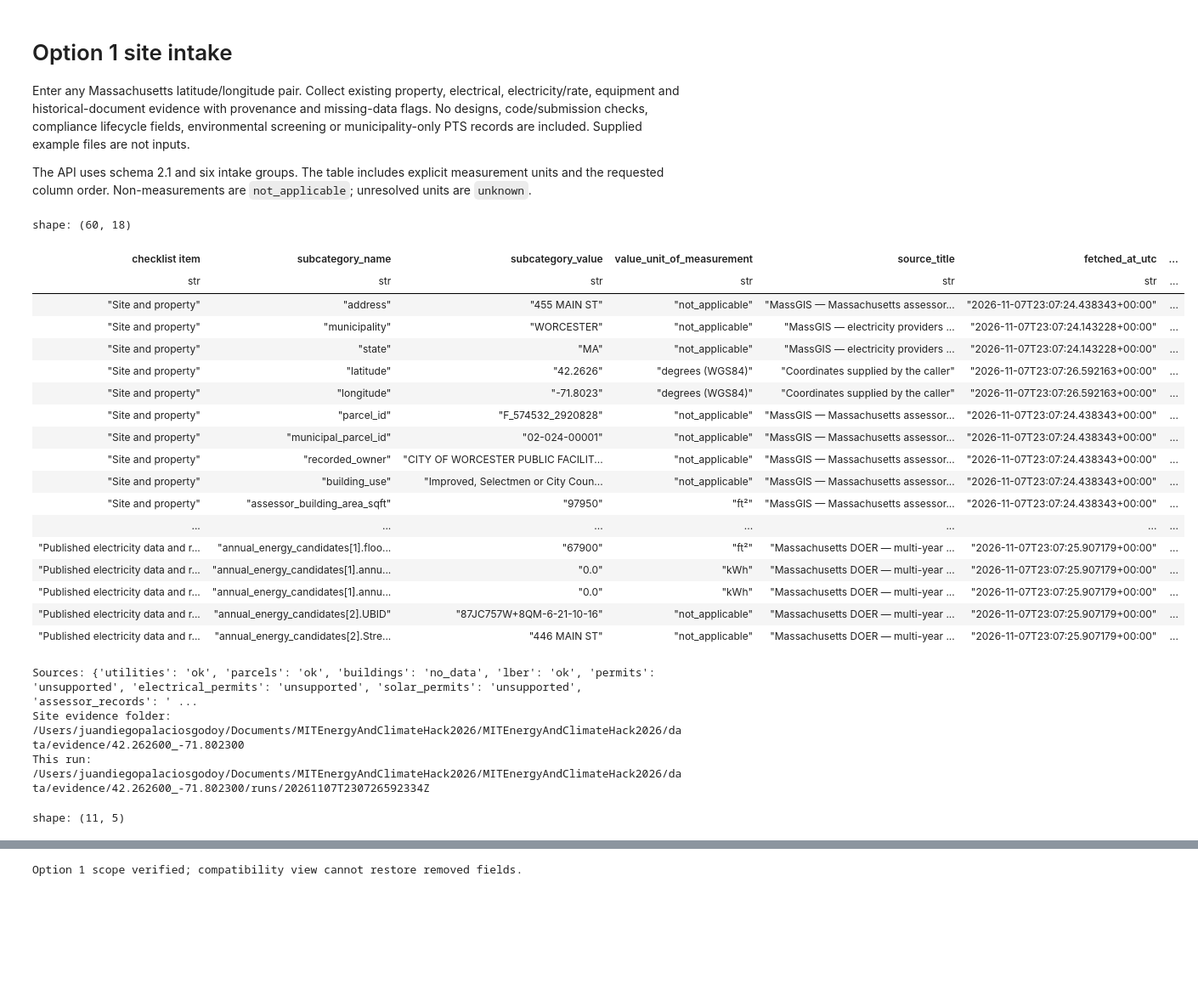
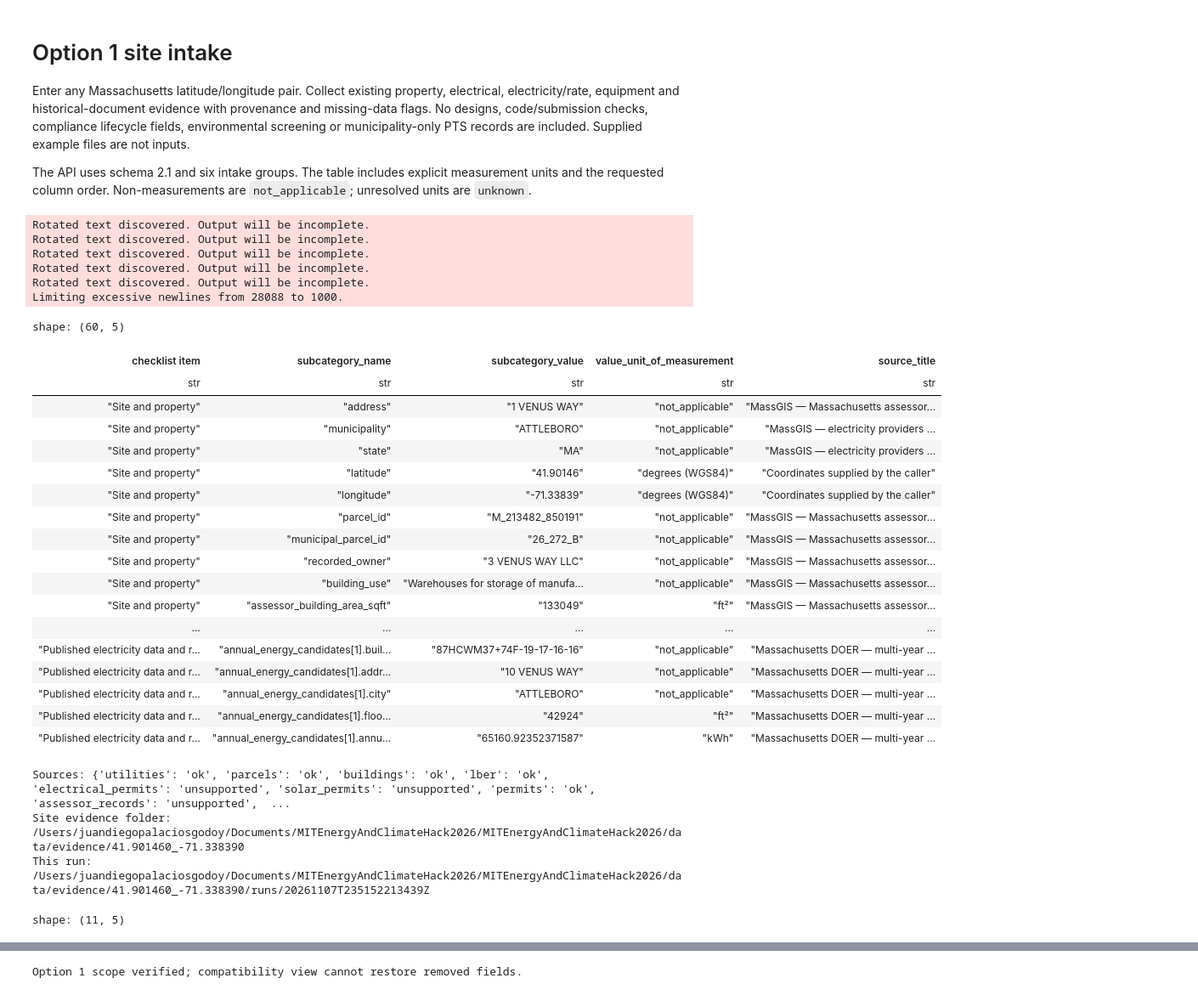
Before and after one commit to JuanPalaciosGodoy/MITEnergyAndClimateHack2026, a Jupyter notebook: site_checklist.ipynb, the cells around one changed output, grey strips where cells are left out. Shown at 85% size. Drawn from its saved outputs; the diff is of its cells as text; code cells hidden in the pictures; blank space fills up the shorter version.

```diff
--- a/site_checklist.ipynb
+++ b/site_checklist.ipynb
@@ -7,46 +7,53 @@ The API uses schema 2.1 and six intake groups. The table includes explicit measu
 # %%
 import json
 from pathlib import Path
 
 import polars as pl
 from IPython.display import FileLink, Image, display
 from API import lookup_site, checklist_table
 
-LATITUDE, LONGITUDE = 42.2626, -71.8023
+# Editable example: the coordinates in your latest CSV.
+LATITUDE, LONGITUDE = 41.90146, -71.33839
 
 site = lookup_site(LATITUDE, LONGITUDE)
 table = checklist_table(site)
 with pl.Config(tbl_rows=60, tbl_cols=-1, fmt_str_lengths=80):
-    display(table.head(60))
+    display(table.select("checklist item", "subcategory_name", "subcategory_value", "value_unit_of_measurement", "source_title").head(60))
 print("Sources:", {name: result["status"] for name, result in site["sources"].items()})
 print("Site evidence folder:", site["evidence"]["site_directory"])
 print("This run:", site["evidence"]["directory"])
 
 display(pl.from_dicts(site["public_coverage"]).select("source", "status", "records", "truncated", "detail"))
 # %% [output]
-shape: (60, 18)
+Rotated text discovered. Output will be incomplete.
+Rotated text discovered. Output will be incomplete.
+Rotated text discovered. Output will be incomplete.
+Rotated text discovered. Output will be incomplete.
+Rotated text discovered. Output will be incomplete.
+Limiting excessive newlines from 28088 to 1000.
+shape: (60, 5)
-| checklist item | subcategory_name | subcategory_value | value_unit_of_measurement | source_title | fetched_at_utc | ... |
-| str | str | str | str | str | str | ... |
-| "Site and property" | "address" | "455 MAIN ST" | "not_applicable" | "MassGIS — Massachusetts assessor... | "2026-11-07T23:07:24.438343+00:00" | ... |
-| "Site and property" | "municipality" | "WORCESTER" | "not_applicable" | "MassGIS — electricity providers ... | "2026-11-07T23:07:24.143228+00:00" | ... |
-| "Site and property" | "state" | "MA" | "not_applicable" | "MassGIS — electricity providers ... | "2026-11-07T23:07:24.143228+00:00" | ... |
-| "Site and property" | "latitude" | "42.2626" | "degrees (WGS84)" | "Coordinates supplied by the caller" | "2026-11-07T23:07:26.592163+00:00" | ... |
-| "Site and property" | "longitude" | "-71.8023" | "degrees (WGS84)" | "Coordinates supplied by the caller" | "2026-11-07T23:07:26.592163+00:00" | ... |
-| "Site and property" | "parcel_id" | "F_574532_2920828" | "not_applicable" | "MassGIS — Massachusetts assessor... | "2026-11-07T23:07:24.438343+00:00" | ... |
-| "Site and property" | "municipal_parcel_id" | "02-024-00001" | "not_applicable" | "MassGIS — Massachusetts assessor... | "2026-11-07T23:07:24.438343+00:00" | ... |
-| "Site and property" | "recorded_owner" | "CITY OF WORCESTER PUBLIC FACILIT... | "not_applicable" | "MassGIS — Massachusetts assessor... | "2026-11-07T23:07:24.438343+00:00" | ... |
-| "Site and property" | "building_use" | "Improved, Selectmen or City Coun... | "not_applicable" | "MassGIS — Massachusetts assessor... | "2026-11-07T23:07:24.438343+00:00" | ... |
-| "Site and property" | "assessor_building_area_sqft" | "97950" | "ft²" | "MassGIS — Massachusetts assessor... | "2026-11-07T23:07:24.438343+00:00" | ... |
-| ... | ... | ... | ... | ... | ... | ... |
-| "Published electricity data and r... | "annual_energy_candidates[1].floo... | "67900" | "ft²" | "Massachusetts DOER — multi-year ... | "2026-11-07T23:07:25.907179+00:00" | ... |
-| "Published electricity data and r... | "annual_energy_candidates[1].annu... | "0.0" | "kWh" | "Massachusetts DOER — multi-year ... | "2026-11-07T23:07:25.907179+00:00" | ... |
-| "Published electricity data and r... | "annual_energy_candidates[1].annu... | "0.0" | "kWh" | "Massachusetts DOER — multi-year ... | "2026-11-07T23:07:25.907179+00:00" | ... |
-| "Published electricity data and r... | "annual_energy_candidates[2].UBID" | "87JC757W+8QM-6-21-10-16" | "not_applicable" | "Massachusetts DOER — multi-year ... | "2026-11-07T23:07:25.907179+00:00" | ... |
-| "Published electricity data and r... | "annual_energy_candidates[2].Stre... | "446 MAIN ST" | "not_applicable" | "Massachusetts DOER — multi-year ... | "2026-11-07T23:07:25.907179+00:00" | ... |
+| checklist item | subcategory_name | subcategory_value | value_unit_of_measurement | source_title |
+| str | str | str | str | str |
+| "Site and property" | "address" | "1 VENUS WAY" | "not_applicable" | "MassGIS — Massachusetts assessor... |
+| "Site and property" | "municipality" | "ATTLEBORO" | "not_applicable" | "MassGIS — electricity providers ... |
+| "Site and property" | "state" | "MA" | "not_applicable" | "MassGIS — electricity providers ... |
+| "Site and property" | "latitude" | "41.90146" | "degrees (WGS84)" | "Coordinates supplied by the caller" |
+| "Site and property" | "longitude" | "-71.33839" | "degrees (WGS84)" | "Coordinates supplied by the caller" |
+| "Site and property" | "parcel_id" | "M_213482_850191" | "not_applicable" | "MassGIS — Massachusetts assessor... |
+| "Site and property" | "municipal_parcel_id" | "26_272_B" | "not_applicable" | "MassGIS — Massachusetts assessor... |
+| "Site and property" | "recorded_owner" | "3 VENUS WAY LLC" | "not_applicable" | "MassGIS — Massachusetts assessor... |
+| "Site and property" | "building_use" | "Warehouses for storage of manufa... | "not_applicable" | "MassGIS — Massachusetts assessor... |
+| "Site and property" | "assessor_building_area_sqft" | "133049" | "ft²" | "MassGIS — Massachusetts assessor... |
+| ... | ... | ... | ... | ... |
+| "Published electricity data and r... | "annual_energy_candidates[1].buil... | "87HCWM37+74F-19-17-16-16" | "not_applicable" | "Massachusetts DOER — multi-year ... |
+| "Published electricity data and r... | "annual_energy_candidates[1].addr... | "10 VENUS WAY" | "not_applicable" | "Massachusetts DOER — multi-year ... |
+| "Published electricity data and r... | "annual_energy_candidates[1].city" | "ATTLEBORO" | "not_applicable" | "Massachusetts DOER — multi-year ... |
+| "Published electricity data and r... | "annual_energy_candidates[1].floo... | "42924" | "ft²" | "Massachusetts DOER — multi-year ... |
+| "Published electricity data and r... | "annual_energy_candidates[1].annu... | "65160.92352371587" | "kWh" | "Massachusetts DOER — multi-year ... |
-Sources: {'utilities': 'ok', 'parcels': 'ok', 'buildings': 'no_data', 'lber': 'ok', 'permits': 'unsupported', 'electrical_permits': 'unsupported', 'solar_permits': 'unsupported', 'assessor_records': ' ...
-Site evidence folder: /Users/juandiegopalaciosgodoy/Documents/MITEnergyAndClimateHack2026/MITEnergyAndClimateHack2026/data/evidence/42.262600_-71.802300
-This run: /Users/juandiegopalaciosgodoy/Documents/MITEnergyAndClimateHack2026/MITEnergyAndClimateHack2026/data/evidence/42.262600_-71.802300/runs/20261107T230726592334Z
-shape: (11, 5)
+Sources: {'utilities': 'ok', 'parcels': 'ok', 'buildings': 'ok', 'lber': 'ok', 'electrical_permits': 'unsupported', 'solar_permits': 'unsupported', 'permits': 'ok', 'assessor_records': 'unsupported',  ...
+Site evidence folder: /Users/juandiegopalaciosgodoy/Documents/MITEnergyAndClimateHack2026/MITEnergyAndClimateHack2026/data/evidence/41.901460_-71.338390
+This run: /Users/juandiegopalaciosgodoy/Documents/MITEnergyAndClimateHack2026/MITEnergyAndClimateHack2026/data/evidence/41.901460_-71.338390/runs/20261107T235152213439Z
+shape: (11, 5)
 | source | status | records | truncated | detail |
 | str | str | i64 | bool | str |
 | "utilities" | "ok" | 1 | false | null |
```
Also changed, not shown: parts of 12 cells of this notebook, 12 other files.
